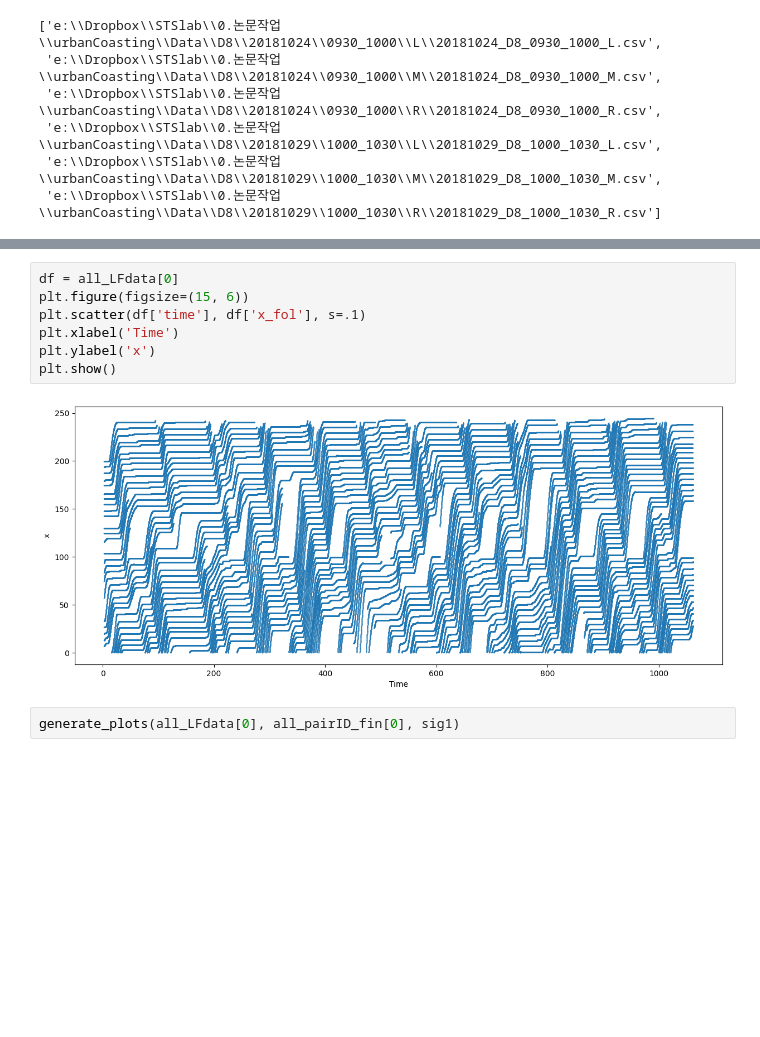
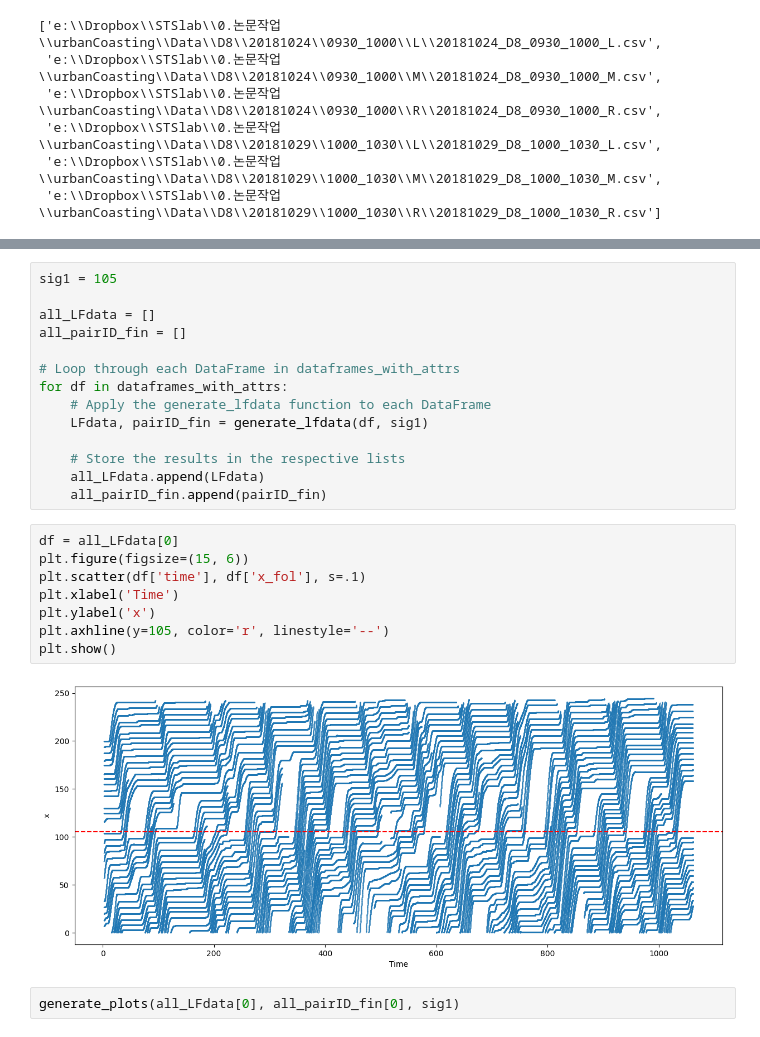
Before and after one commit to Ye-eun/urban-trajectory-analysis, a Jupyter notebook: pneuma_analysis.ipynb, the cells around one changed output, grey strips where cells are left out. Saved outputs shown, nothing was run; the diff lists cells and outputs as text; blank space fills up the shorter version.

Commit message:
need to debug loop column values for main functions

```diff
--- a/pneuma_analysis.ipynb
+++ b/pneuma_analysis.ipynb
@@ -443,12 +433,27 @@ for df in dataframes_with_attrs:
+# %%
+sig1 = 105
+
+all_LFdata = []
+all_pairID_fin = []
+
+# Loop through each DataFrame in dataframes_with_attrs
+for df in dataframes_with_attrs:
+    # Apply the generate_lfdata function to each DataFrame
+    LFdata, pairID_fin = generate_lfdata(df, sig1)
+
+    # Store the results in the respective lists
+    all_LFdata.append(LFdata)
+    all_pairID_fin.append(pairID_fin)
 # %%
 df = all_LFdata[0]
 plt.figure(figsize=(15, 6))
 plt.scatter(df['time'], df['x_fol'], s=.1)
 plt.xlabel('Time')
 plt.ylabel('x')
+plt.axhline(y=105, color='r', linestyle='--')
 plt.show()
 # %% [output]
-[figure, old version]
+[figure, new version]
 # %%
 generate_plots(all_LFdata[0], all_pairID_fin[0], sig1)
 # %%
```
Also changed, not shown: parts of 18 cells of this notebook.
